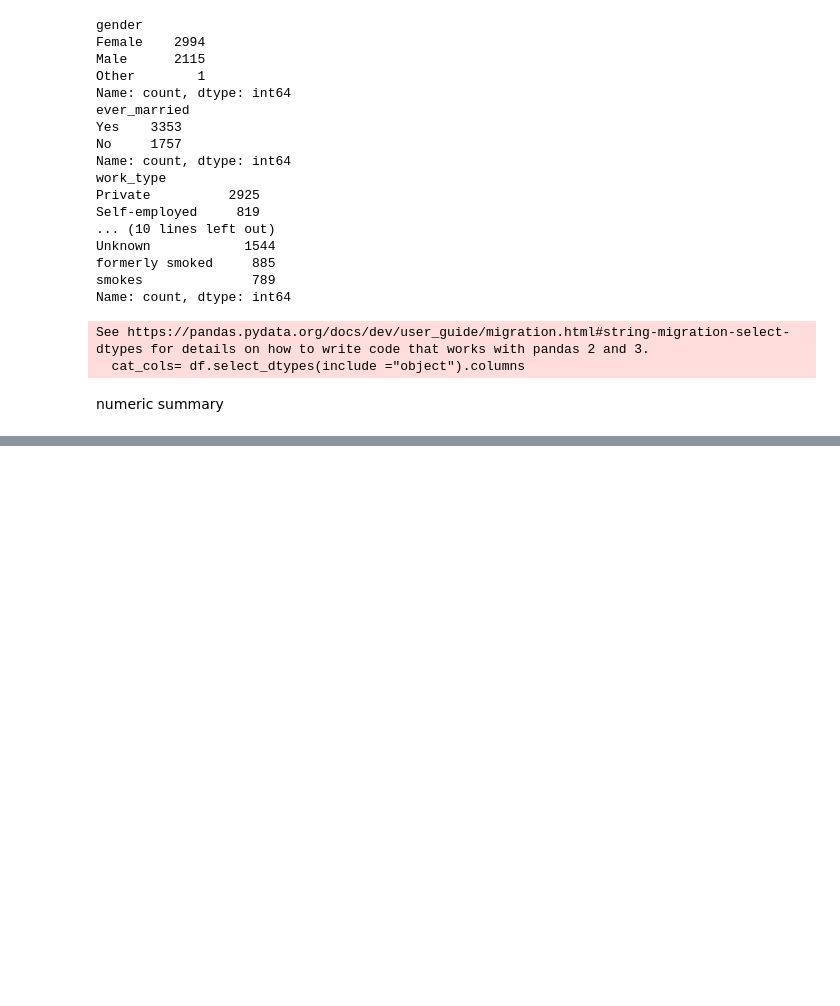
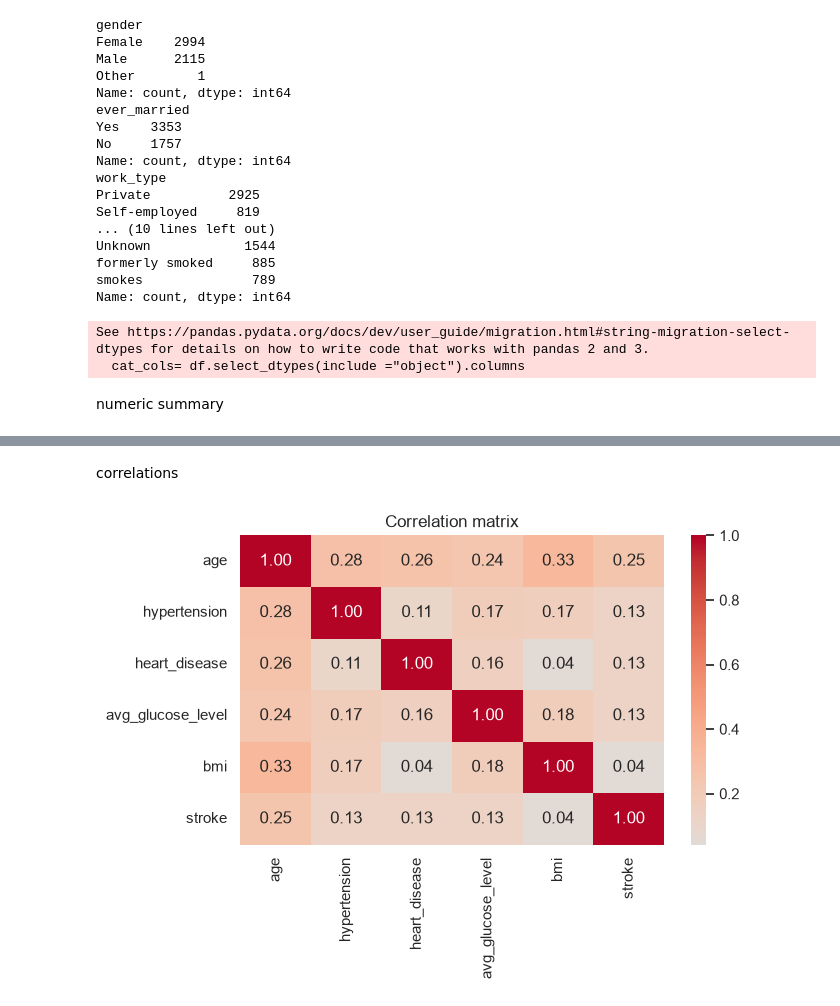
Before and after one commit to intissarmegtouf/stroke-prediction, a Jupyter notebook: notebooks/01_eda.ipynb, the cells around one changed output, grey strips where cells are left out. Drawn from its saved outputs; the diff is of its cells as text; code cells hidden in the pictures; blank space fills up the shorter version.

```diff
--- a/notebooks/01_eda.ipynb
+++ b/notebooks/01_eda.ipynb
@@ -126,0 +192,12 @@ df.describe().T
+# %% [markdown]
+correlations
+# %%
+corr_cols = ["age", "hypertension", "heart_disease", "avg_glucose_level", "bmi", "stroke"]
+plt.figure(figsize=(7, 5))
+sns.heatmap(df[corr_cols].corr(), annot=True, fmt=".2f", cmap="coolwarm", center=0)
+plt.title("Correlation matrix")
+plt.tight_layout()
+plt.savefig("../figures/correlation_matrix.png", dpi=150)
+plt.show()
+# %% [output]
+[figure, added]
```
Also changed, not shown: parts of 12 cells of this notebook, 4 other files.
